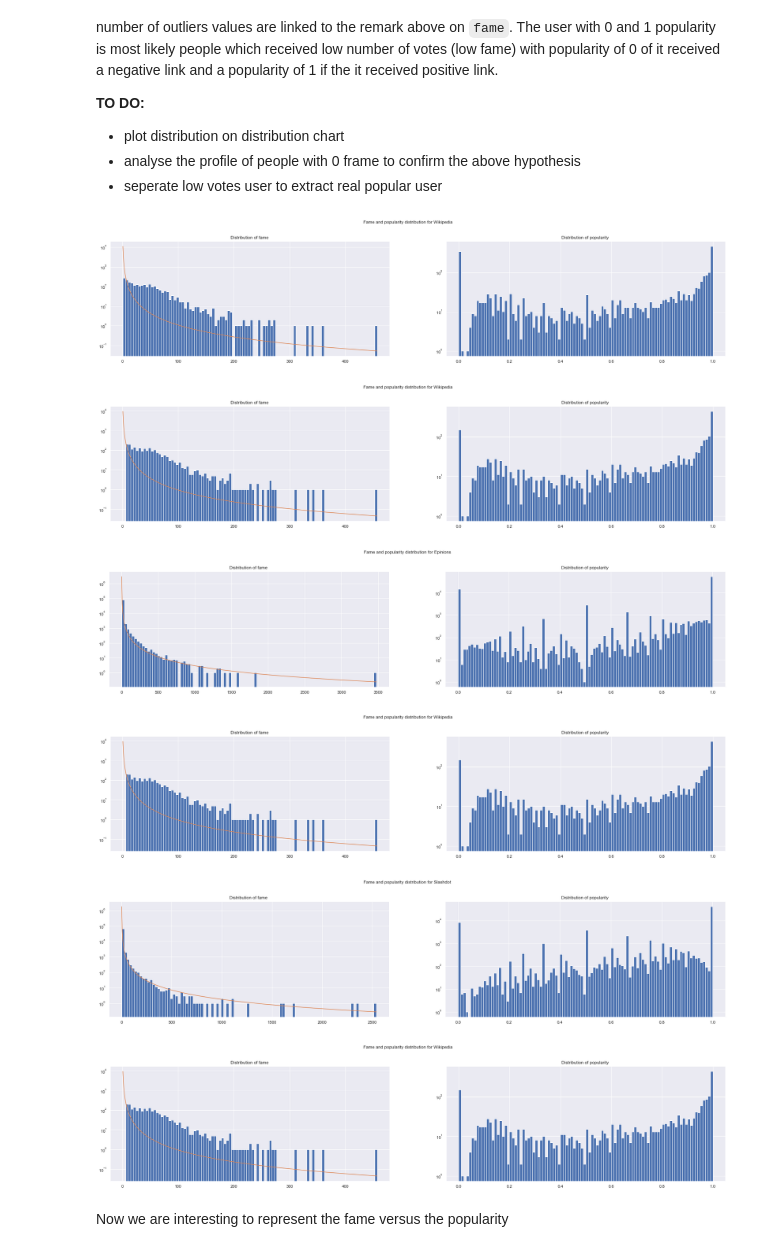
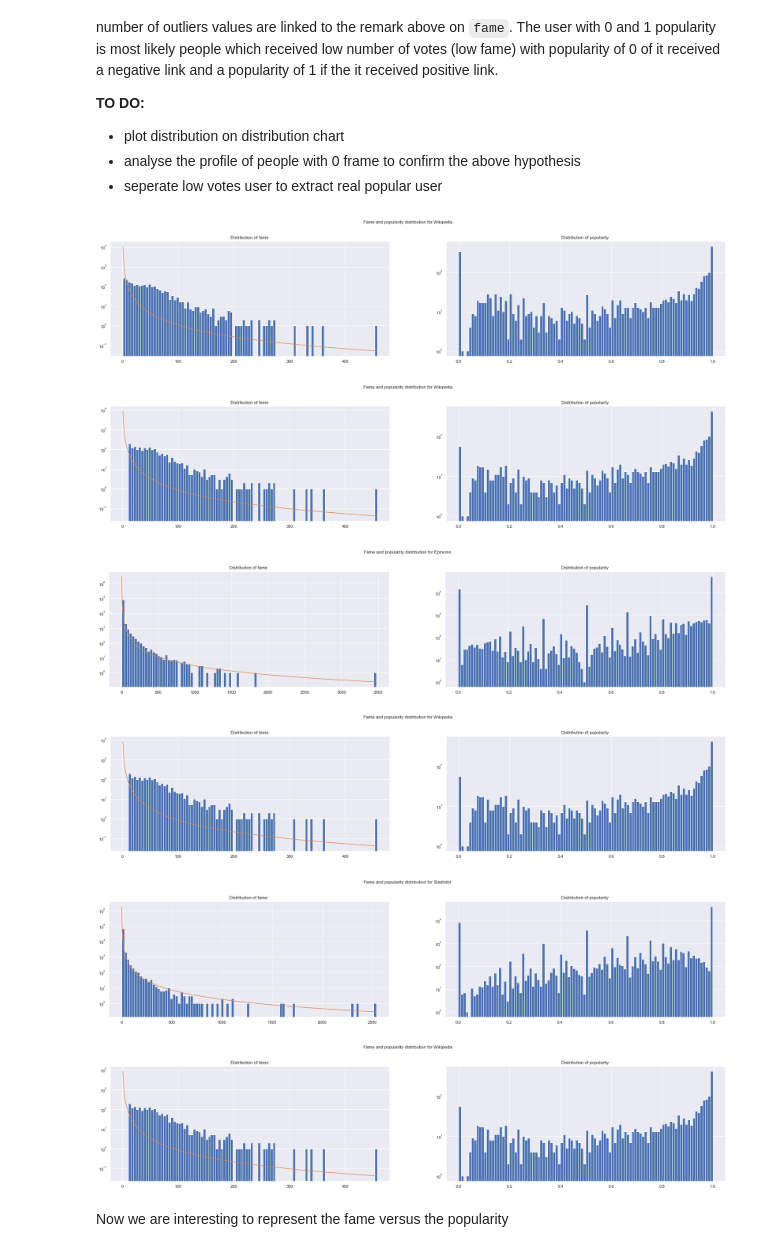
Before and after one commit to epfl-ada/ada-2020-project-milestone-p3-p3_adaptateur, a Jupyter notebook: notebook-matthieu.ipynb, the cells around one changed output. Drawn from its saved outputs; the diff is of its cells as text; code cells hidden in the pictures.

```diff
--- a/notebook-matthieu.ipynb
+++ b/notebook-matthieu.ipynb
@@ -198,18 +198,18 @@ def plot_power_law(dataset, df_name, a):
 # %%
 for dataset in datasets:
     #Plot with outliers, power param a=1
     plot_power_law(dataset, "fame_pop", 1)
     #Compute df without ouliers
-    dataset['fame_pop_clean'] = dataset['fame_pop'][dataset['fame_pop']['fame'] > 5]
+    dataset['fame_pop_clean'] = dataset['fame_pop'][dataset['fame_pop']['fame'] > 10]
     #Plot with outliers, power param a=1
     plot_power_law(wikipedia, "fame_pop_clean", 1)
 # %% [output]
 [figure]
-[figure, old version]
+[figure, new version]
 [figure]
-[figure, old version]
+[figure, new version]
 [figure]
-[figure, old version]
+[figure, new version]
 # %% [markdown]
 Now we are interesting to represent the fame versus the popularity
 # %%
```
Also changed, not shown: parts of 9 cells of this notebook.
